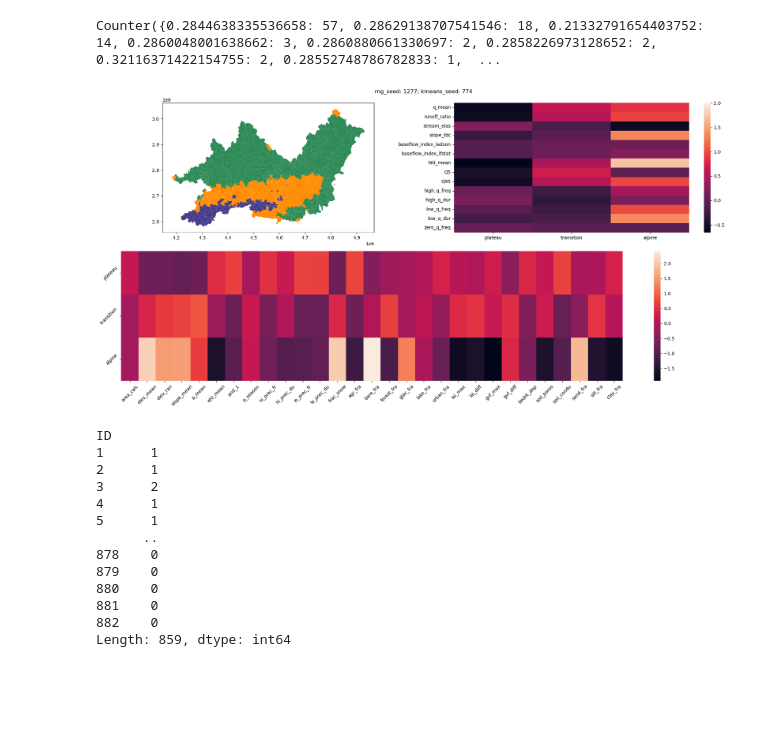
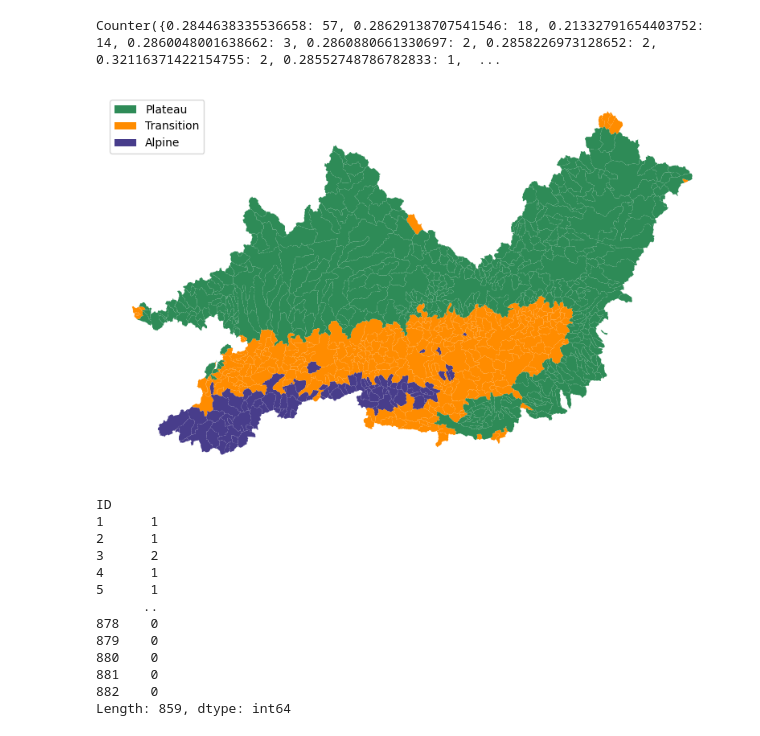
Before and after one commit to tripleUU-U/lamah-ce_lstm, a Jupyter notebook: preprocessing/create_strata.ipynb, the cells around one changed output. Drawn from its saved outputs; the diff is of its cells as text; code cells hidden in the pictures; blank space fills up the shorter version.

Commit message:
mostly changed plots

```diff
--- a/preprocessing/create_strata.ipynb
+++ b/preprocessing/create_strata.ipynb
@@ -199,39 +200,51 @@ def remap_labels(org_label:int):
 	}
 
 	return mapping[org_label]
 
 kmeans_str_labels = kmeans_labels.apply(remap_labels)
 
 color_dict = {
     "plateau":    "seagreen",
     "transition": "darkorange",
     "alpine":     "darkslateblue"
 }
 
 # PLOT
 plot_gdf = no_na_attributes.copy()
 plot_gdf["kmeans_labels"] = kmeans_str_labels
 
-fig, axs = plt.subplot_mosaic("AB;CC", figsize=(20,10))
+fig, axs = plt.subplot_mosaic("A", figsize=(10,5))
 
 plot_gdf.plot(
 	color= plot_gdf["kmeans_labels"].map(color_dict),
 	ax= axs["A"],
 	legend=True,
 	legend_kwds={'loc': 'upper left'})
 
 strata_label_list = color_dict.keys()
 
 # Plot hy id and attributes in the strata.
-sns.heatmap(ax=axs["B"], data = scaled_hy_id.groupby(kmeans_labels).mean().transpose(), xticklabels=strata_label_list, vmax=2)
-sns.heatmap(ax=axs["C"], data = picked_attributes.groupby(kmeans_labels).mean(), yticklabels=strata_label_list)
-axs["C"].tick_params("both", rotation=45)
+#sns.heatmap(ax=axs["B"], data = scaled_hy_id.groupby(kmeans_labels).mean().transpose(), xticklabels=strata_label_list, vmax=2)
+#sns.heatmap(ax=axs["C"], data = picked_attributes.groupby(kmeans_labels).mean(), yticklabels=strata_label_list)
+#axs["C"].tick_params("both", rotation=45)
 
-fig.suptitle(f"rng_seed: {rng_seed}; kmeans_seed: {kmeans_seed}")
+#fig.suptitle(f"rng_seed: {rng_seed}; kmeans_seed: {kmeans_seed}")
+
+
+legend_elements = [
+    Patch(facecolor="seagreen",      label="Plateau"),
+    Patch(facecolor="darkorange",    label="Transition"),
+    Patch(facecolor="darkslateblue", label="Alpine"),
+]
+axs["A"].legend(handles=legend_elements, loc="upper left")
+axs["A"].set_axis_off()
+
 
 plt.tight_layout()
+
+fig.savefig("/home/wuhlmann/BA/repo/lamah-ce_lstm/results/strata.png", dpi=300)
 # %% [output]
-[figure, old version]
+[figure, new version]
 # %%
 kmeans_labels
 # %% [output]
```
Also changed, not shown: parts of 1 cell of this notebook, 12 other files.
